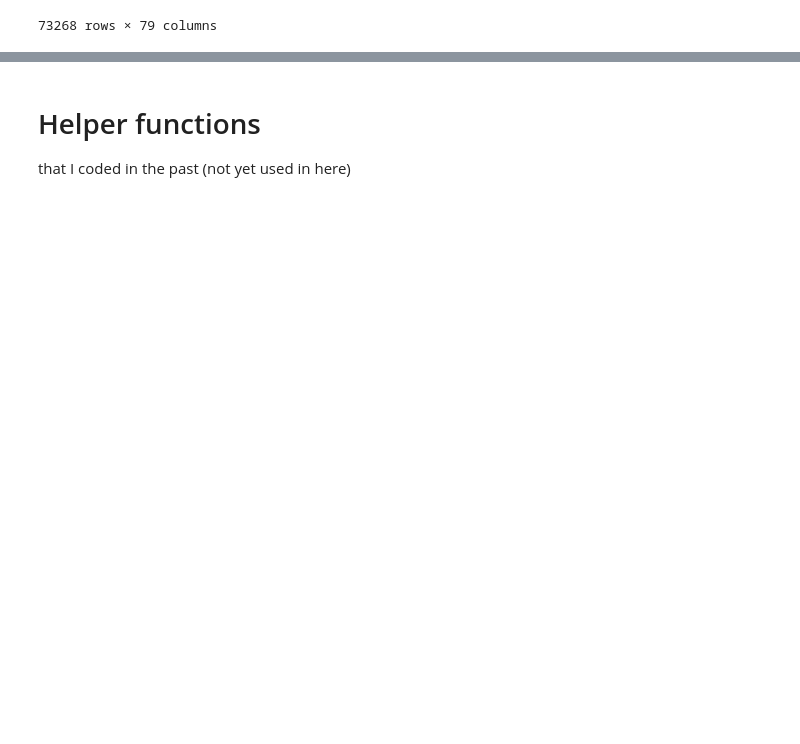
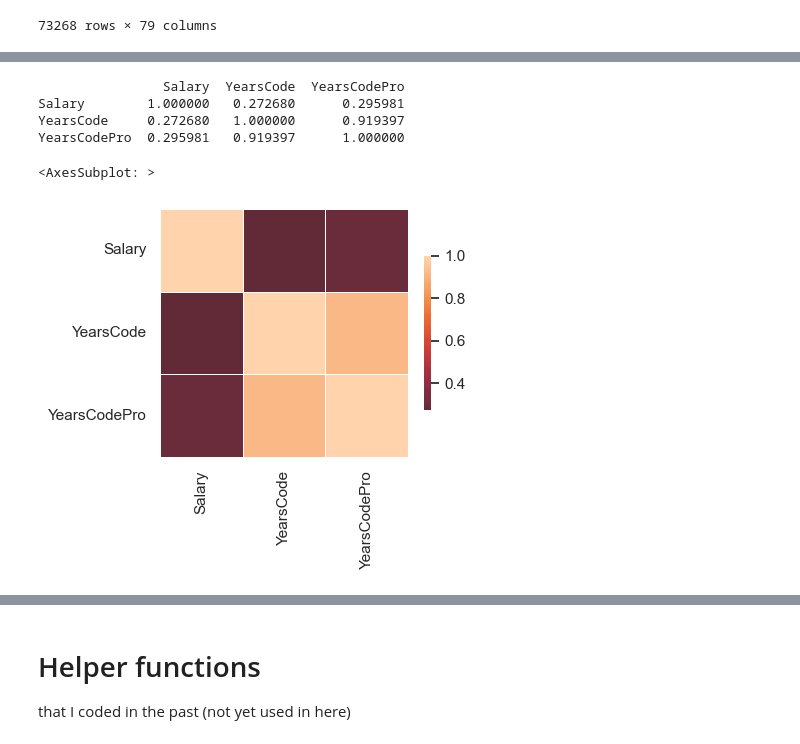
Before and after one commit to LucaF171/DataLiteracyProject, a Jupyter notebook: project.ipynb, the cells around one changed output, grey strips where cells are left out. Cells and saved outputs as stored; diff of their text form; code cells hidden in the pictures; blank space fills up the shorter version.

```diff
--- a/project.ipynb
+++ b/project.ipynb
@@ -514,0 +272,12 @@ df
+# %%
+corr = df_usa[['Salary', 'YearsCode', 'YearsCodePro']].corr()
+print(corr)
+_, heatmap_ax = plt.subplots(figsize=(4, 4))
+sns.heatmap(corr, center=0, square=True, linewidths=.5, cbar_kws={"shrink": .5}, ax=heatmap_ax)
+# %% [output]
+                Salary  YearsCode  YearsCodePro
+Salary        1.000000   0.272680      0.295981
+YearsCode     0.272680   1.000000      0.919397
+YearsCodePro  0.295981   0.919397      1.000000
+<AxesSubplot: >
+[figure, added]
```
Also changed, not shown: parts of 45 cells of this notebook.
